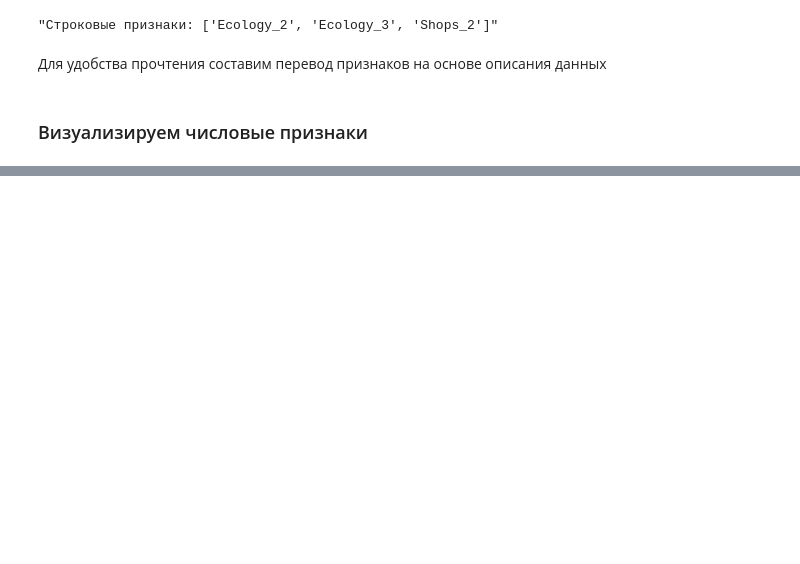
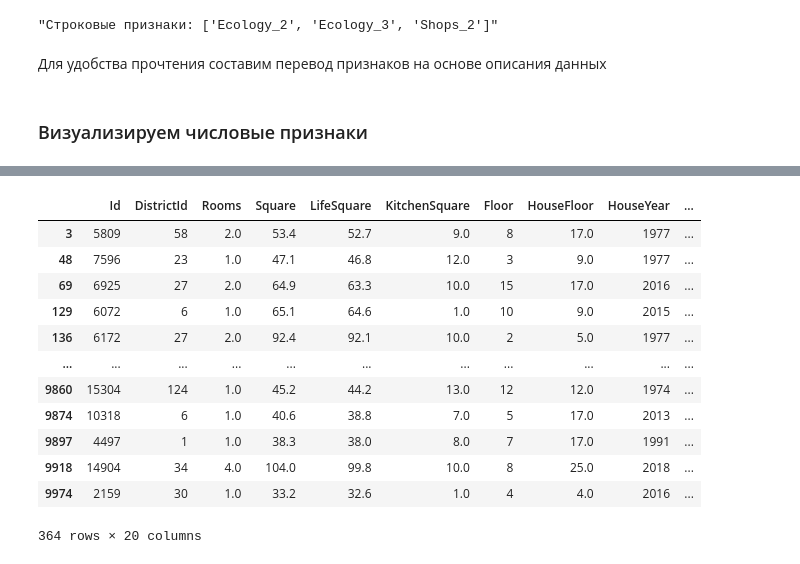
Before and after one commit to pamaxpower/PyLib, a Jupyter notebook: Course_project/cp.ipynb, the cells around one changed output, grey strips where cells are left out. Drawn from its saved outputs; the diff is of its cells as text; code cells hidden in the pictures; blank space fills up the shorter version.

```diff
--- a/Course_project/cp.ipynb
+++ b/Course_project/cp.ipynb
@@ -318,0 +551,8 @@ sns.boxplot(train_data['LifeSquare'])
+# %%
+# заменим аномально большие значение и значения меньше 5 на медиану
+train_data.loc[((train_data['Square'] > 400) | (train_data['Square'] < 5)), ['Square']] = train_data['Square'].median()
+train_data.loc[(train_data['LifeSquare'] > train_data['Square'].max()), ['LifeSquare']] = train_data['LifeSquare'].median()
+train_data.loc[(train_data['KitchenSquare'] > train_data['Square'].max()), ['KitchenSquare']] = train_data['KitchenSquare'].median()
+# %%
+# заменим все значения площади кухни больше 30 на медиану
+train_data.loc[(train_data['KitchenSquare'] >= 30), ['KitchenSquare']] = train_data['KitchenSquare'].median()
@@ -318,0 +566,22 @@ sns.boxplot(train_data['LifeSquare'])
+# %%
+# Если общая площадь меньше жилой, то ее значение меняем на LifeSquare = KitchenSquare
+train_data.loc[(train_data['Square'] <= train_data['LifeSquare']), ['Square']] = train_data['LifeSquare'] + train_data['KitchenSquare']
+# %%
+# Если жилая площадь меньше кухни, то заменим ее на Square - KitchenSquare
+train_data.loc[(train_data['LifeSquare'] <= train_data['KitchenSquare']), ['LifeSquare']] = train_data['Square'] - train_data['KitchenSquare']
+# %%
+train_data.loc[(train_data['Square'] < (train_data['LifeSquare'] + train_data['KitchenSquare']))]
+# %% [output]
+|  | Id | DistrictId | Rooms | Square | LifeSquare | KitchenSquare | Floor | HouseFloor | HouseYear | ... |
+| 3 | 5809 | 58 | 2.0 | 53.4 | 52.7 | 9.0 | 8 | 17.0 | 1977 | ... |
+| 48 | 7596 | 23 | 1.0 | 47.1 | 46.8 | 12.0 | 3 | 9.0 | 1977 | ... |
+| 69 | 6925 | 27 | 2.0 | 64.9 | 63.3 | 10.0 | 15 | 17.0 | 2016 | ... |
+| 129 | 6072 | 6 | 1.0 | 65.1 | 64.6 | 1.0 | 10 | 9.0 | 2015 | ... |
+| 136 | 6172 | 27 | 2.0 | 92.4 | 92.1 | 10.0 | 2 | 5.0 | 1977 | ... |
+| ... | ... | ... | ... | ... | ... | ... | ... | ... | ... | ... |
+| 9860 | 15304 | 124 | 1.0 | 45.2 | 44.2 | 13.0 | 12 | 12.0 | 1974 | ... |
+| 9874 | 10318 | 6 | 1.0 | 40.6 | 38.8 | 7.0 | 5 | 17.0 | 2013 | ... |
+| 9897 | 4497 | 1 | 1.0 | 38.3 | 38.0 | 8.0 | 7 | 17.0 | 1991 | ... |
+| 9918 | 14904 | 34 | 4.0 | 104.0 | 99.8 | 10.0 | 8 | 25.0 | 2018 | ... |
+| 9974 | 2159 | 30 | 1.0 | 33.2 | 32.6 | 1.0 | 4 | 4.0 | 2016 | ... |
+364 rows × 20 columns
```
Also changed, not shown: parts of 80 cells of this notebook, 1 other file.
